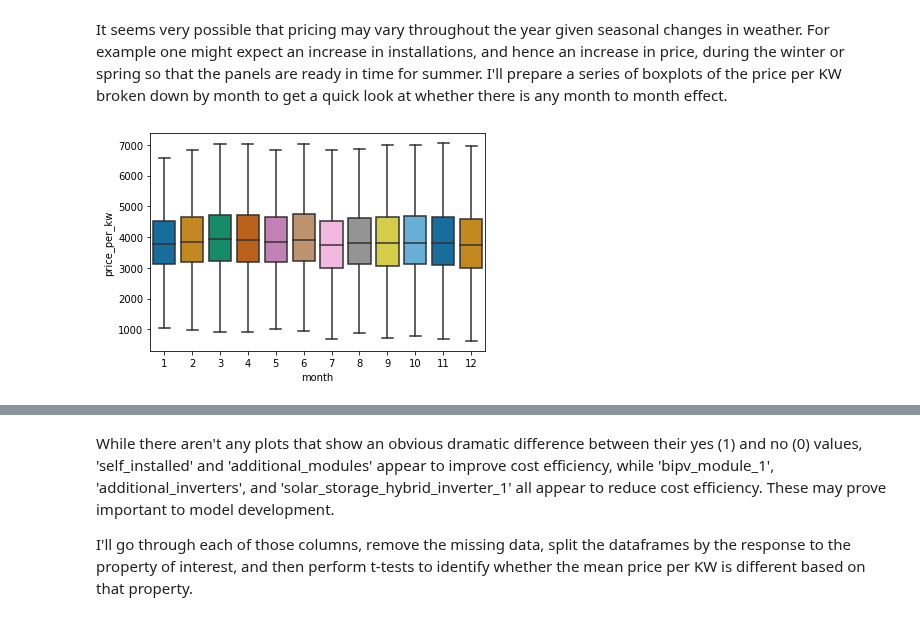
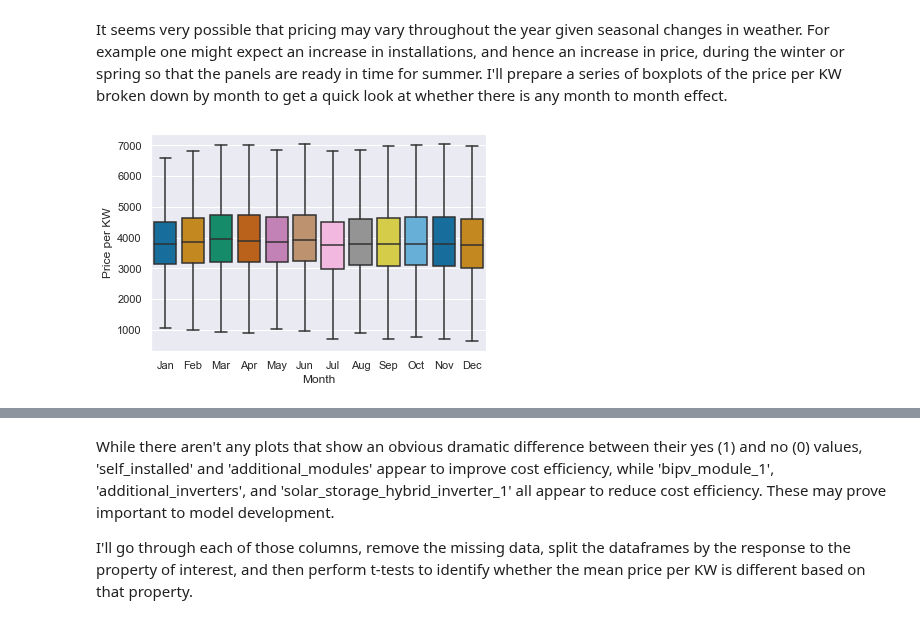
Before and after one commit to zjbrown0689/Solar-Panel-Capstone, a Jupyter notebook: notebooks/Exploratory Data Analysis.ipynb, the cells around one changed output, grey strips where cells are left out. Saved outputs shown, nothing was run; the diff lists cells and outputs as text; code cells hidden in the pictures.

```diff
--- a/notebooks/Exploratory Data Analysis.ipynb
+++ b/notebooks/Exploratory Data Analysis.ipynb
@@ -11,6 +11,7 @@ import pandas as pd
 import matplotlib.pyplot as plt
 import seaborn as sns
 import scipy.stats
+sns.set_theme()
 # %%
 print(os.getcwd())
 os.chdir(r"..\data\interim")
@@ -115,7 +136,12 @@ Ok, our t-test confirms that there is a real difference in average cost efficien
 # %% [markdown]
 It seems very possible that pricing may vary throughout the year given seasonal changes in weather. For example one might expect an increase in installations, and hence an increase in price, during the winter or spring so that the panels are ready in time for summer. I'll prepare a series of boxplots of the price per KW broken down by month to get a quick look at whether there is any month to month effect.
 # %%
+months = ['Jan', 'Feb', 'Mar', 'Apr', 'May', 'Jun', 'Jul', 'Aug', 'Sep', 'Oct', 'Nov', 'Dec']
+
 sns.boxplot(x='month', y='price_per_kw', data=data, palette='colorblind', showfliers=False)
+plt.xlabel('Month')
+plt.xticks(np.arange(12), months)
+plt.ylabel('Price per KW')
 plt.show()
 # %% [output]
-[figure, old version]
+[figure, new version]
```
Also changed, not shown: parts of 10 cells of this notebook.
